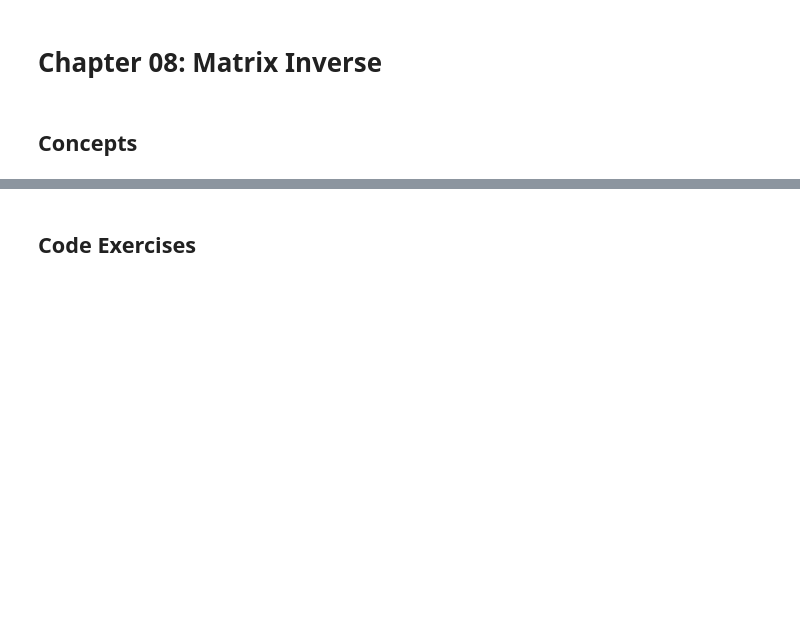
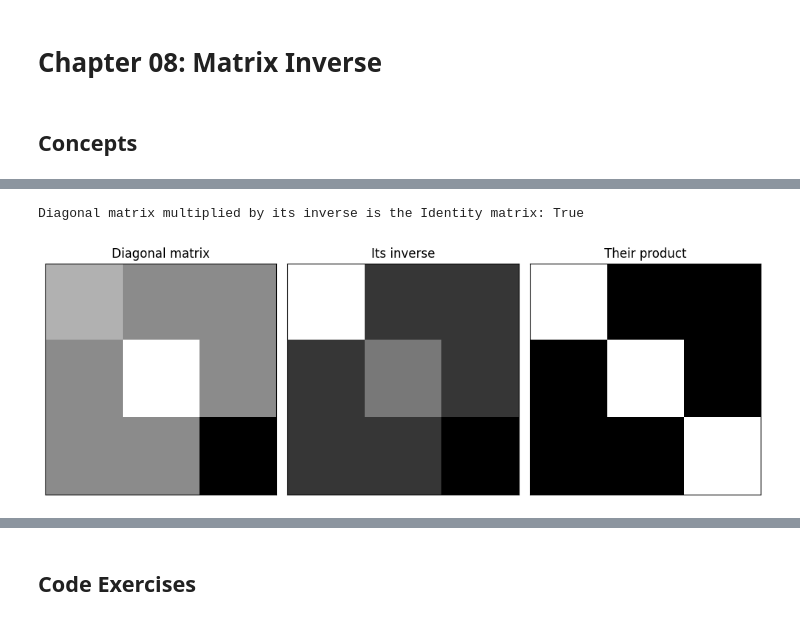
Before and after one commit to MiesnerJacob/practical-linear-algebra-for-data-science, a Jupyter notebook: 08-matrix-inverse.ipynb, the cells around one changed output, grey strips where cells are left out. Cells and saved outputs as stored; diff of their text form; code cells hidden in the pictures; blank space fills up the shorter version.

```diff
--- a/08-matrix-inverse.ipynb
+++ b/08-matrix-inverse.ipynb
@@ -16,0 +49,36 @@
+# %%
+# Inverse of a diagonal matrix
+
+# Generate a random diagonal matrix
+diagonal_matrix = np.diag(np.random.randn(3))
+
+# Calculate the inverse of the diagonal matrix
+matrix_inverse = np.zeros_like(diagonal_matrix)
+for i in range(len(diagonal_matrix)):
+    matrix_inverse[i, i] = 1 / diagonal_matrix[i, i]
+
+# Calculate the product of the diagonal matrix and its inverse
+matrix_product = diagonal_matrix @ matrix_inverse
+identity_matrix = np.eye(3)
+
+# Check if the product is the identity matrix
+check = np.allclose(matrix_product, identity_matrix)
+print("Diagonal matrix multiplied by its inverse is the Identity matrix:", check)
+
+# Create plot
+fig, axis = plt.subplots(1, 3, figsize=(10, 4))
+titles = ['Diagonal matrix', 'Its inverse', 'Their product']
+matrices = [diagonal_matrix, matrix_inverse, matrix_product]
+
+for i, (title, matrix) in enumerate(zip(titles, matrices)):
+    ax = axis[i]
+    ax.imshow(matrix, cmap='gray')
+    ax.set_title(title)
+    ax.set_xticks([])
+    ax.set_yticks([])
+
+plt.tight_layout()
+plt.show()
+# %% [output]
+Diagonal matrix multiplied by its inverse is the Identity matrix: True
+[figure, added]
```
Also changed, not shown: parts of 12 cells of this notebook.
